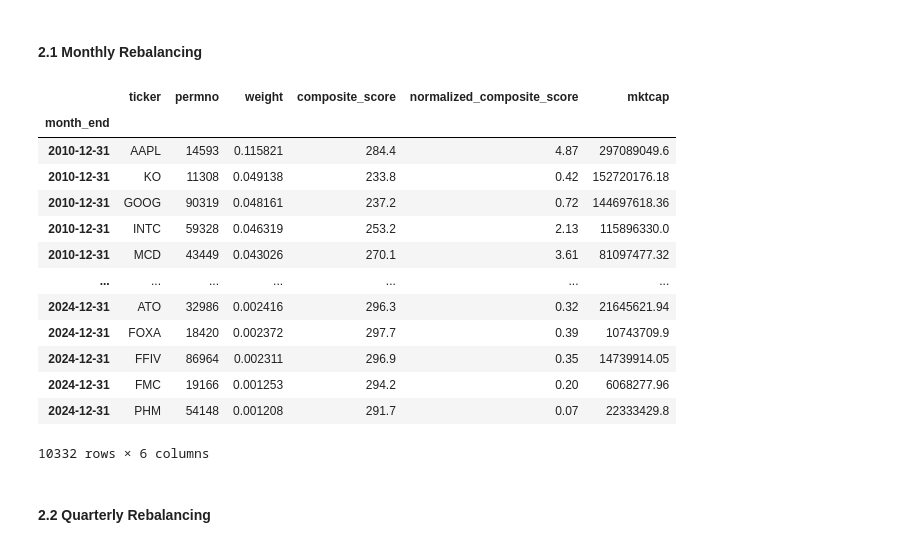
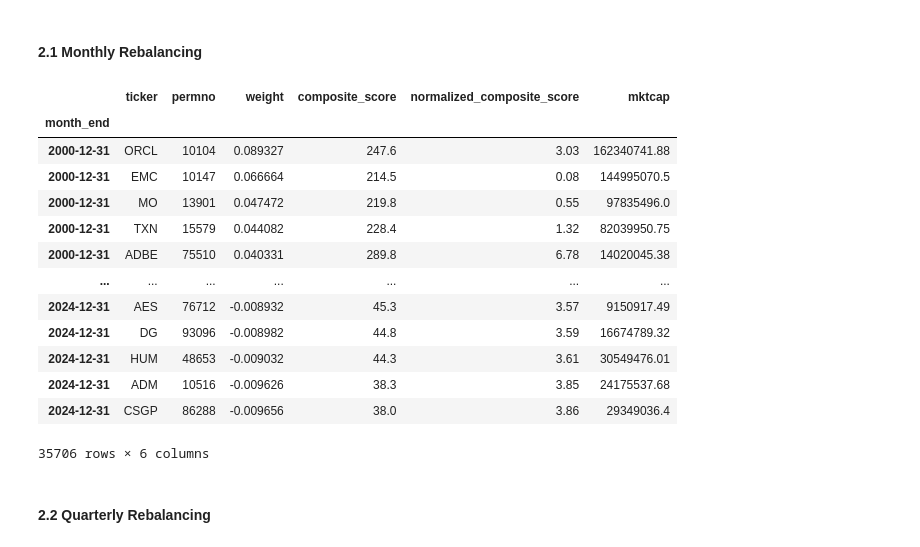
Before and after one commit to MatthewSmithseree/long-short-quantamental-equities, a Jupyter notebook: strategy.ipynb, the cells around one changed output. Saved outputs shown, nothing was run; the diff lists cells and outputs as text; code cells hidden in the pictures.

```diff
--- a/strategy.ipynb
+++ b/strategy.ipynb
@@ -230,13 +249,17 @@ display(panel)
 ### 2. Trading Algorithm ###
 # %%
 # Factor weights (must sum to 1)
-W_VALUE = 0.3
+W_VALUE = 0.4
 W_MOMENTUM = 0.3
-W_QUALITY  = 0.4
+W_QUALITY  = 0.3
+
+# Top % of ranked stocks
+LONG_PCT  = 0.15
+SHORT_PCT = 0.15
 
 # Portfolio sizing
-LONG_PCT  = 0.15
-SHORT_PCT = 0.1
+LONG_PORTFOLIO = 1 # 100% for long book
+SHORT_PORTFOLIO = 0.25 # 25% for short book
 
 def rank_value(df):
     v = df['peg_trailing']
@@ -282,78 +305,76 @@ scores.to_csv('score-rankings.csv', index=False)
 # %% [markdown]
 #### 2.1 Monthly Rebalancing ####
 # %%
-def build_positions(panel, long_pct=LONG_PCT, short_pct =SHORT_PCT): #Long Only
+def build_positions(panel, long_pct=LONG_PCT, short_pct=SHORT_PCT): #Long Only
     positions = []
     for month_end, g in panel.reset_index().groupby('month_end'):
         g = g.dropna(subset=['composite_score', 'mktcap', 'prc', 'dollar_volume']).copy()
         n = len(g)
 
-        k_long = long_pct * n
-        k_short = short_pct * n
+        k_long = int(long_pct * n)
+        k_short = int(short_pct * n)
 
         g = g.sort_values('composite_score', ascending=False) # Top 20% by composite
         longs = g.head(k_long).copy()
         shorts = g.tail(k_short).copy()
 
         # 50/50 blend of score and market-cap weights
-        if len(longs) and len(shorts):
+        if len(longs):
             # Score weights
             s = longs['composite_score']
             w_score = s - s.min()
             w_score = w_score / w_score.sum()
             longs['normalized_composite_score'] = (w_score * 100).round(2)
 
             # Market-cap weights, 50/50 blend
             w_mcap = longs['mktcap'].abs() / longs['mktcap'].abs().sum()
-            longs['weight'] = (0.5 * w_mcap + 0.5 * w_score) / (0.5 * w_mcap + 0.5 * w_score).sum()
+            longs['weight'] = LONG_PORTFOLIO * ( (0.5 * w_mcap + 0.5 * w_score) / (0.5 * w_mcap + 0.5 * w_score).sum() )
             longs = longs.sort_values('weight', ascending=False)
             longs['mktcap'] = longs['mktcap'].round(2)
 
         if len(shorts):
             s = shorts['composite_score']
-            w_score = abs(s.min() - s)
+            w_score = s.max() - s  #abs(s.min() - s) -- wrong
             w_score = w_score / w_score.sum()
             shorts['normalized_composite_score'] = (w_score * 100).round(2)
 
-            # Market-cap weights, 50/50 blend
-            w_mcap = shorts['mktcap'].abs() / shorts['mktcap'].abs().sum()
-            shorts['weight'] = (0.5 * w_mcap + 0.5 * w_score) / (0.5 * w_mcap + 0.5 * w_score).sum()
-            shorts = longs.sort_values('weight', ascending=False)
+            # Remove market-cap weights -- we want to short small bad companies
+            shorts['weight'] = -(w_score) * SHORT_PORTFOLIO
+            shorts = shorts.sort_values('weight', ascending=False)
             shorts['mktcap'] = shorts['mktcap'].round(2)
 
         parts = []
+        parts.append(longs[['month_end', 'ticker', 'permno', 'weight', 'composite_score',
+                            'normalized_composite_score', 'mktcap']])
+        parts.append(shorts[['month_end', 'ticker', 'permno', 'weight', 'composite_score',
+                            'normalized_composite_score', 'mktcap']])
 
-        if month_end:
-            parts.append(longs[['month_end', 'ticker', 'permno', 'weight', 'composite_score',
-                                'normalized_composite_score', 'mktcap']])
-            parts.append(shorts[['month_end', 'ticker', 'permno', 'weight', 'composite_score',
-                                'normalized_composite_score', 'mktcap']])
         if parts:
             positions.append(pd.concat(parts, ignore_index=True))
 
     pos = pd.concat(positions).set_index(['month_end']).sort_index()
     return pos
 
 # Build positions
-positions = build_positions(panel, long_pct=LONG_PCT)
+positions = build_positions(panel)
 display(positions)
 
 positions.to_csv("weights.csv")
 # %% [output]
 |  | ticker | permno | weight | composite_score | normalized_composite_score | mktcap |
 | month_end |  |  |  |  |  |  |
-| 2010-12-31 | AAPL | 14593 | 0.115821 | 284.4 | 4.87 | 297089049.6 |
-| 2010-12-31 | KO | 11308 | 0.049138 | 233.8 | 0.42 | 152720176.18 |
-| 2010-12-31 | GOOG | 90319 | 0.048161 | 237.2 | 0.72 | 144697618.36 |
-| 2010-12-31 | INTC | 59328 | 0.046319 | 253.2 | 2.13 | 115896330.0 |
-| 2010-12-31 | MCD | 43449 | 0.043026 | 270.1 | 3.61 | 81097477.32 |
+| 2000-12-31 | ORCL | 10104 | 0.089327 | 247.6 | 3.03 | 162340741.88 |
+| 2000-12-31 | EMC | 10147 | 0.066664 | 214.5 | 0.08 | 144995070.5 |
+| 2000-12-31 | MO | 13901 | 0.047472 | 219.8 | 0.55 | 97835496.0 |
+| 2000-12-31 | TXN | 15579 | 0.044082 | 228.4 | 1.32 | 82039950.75 |
+| 2000-12-31 | ADBE | 75510 | 0.040331 | 289.8 | 6.78 | 14020045.38 |
 | ... | ... | ... | ... | ... | ... | ... |
-| 2024-12-31 | ATO | 32986 | 0.002416 | 296.3 | 0.32 | 21645621.94 |
-| 2024-12-31 | FOXA | 18420 | 0.002372 | 297.7 | 0.39 | 10743709.9 |
-| 2024-12-31 | FFIV | 86964 | 0.002311 | 296.9 | 0.35 | 14739914.05 |
-| 2024-12-31 | FMC | 19166 | 0.001253 | 294.2 | 0.20 | 6068277.96 |
-| 2024-12-31 | PHM | 54148 | 0.001208 | 291.7 | 0.07 | 22333429.8 |
+| 2024-12-31 | AES | 76712 | -0.008932 | 45.3 | 3.57 | 9150917.49 |
+| 2024-12-31 | DG | 93096 | -0.008982 | 44.8 | 3.59 | 16674789.32 |
+| 2024-12-31 | HUM | 48653 | -0.009032 | 44.3 | 3.61 | 30549476.01 |
+| 2024-12-31 | ADM | 10516 | -0.009626 | 38.3 | 3.85 | 24175537.68 |
+| 2024-12-31 | CSGP | 86288 | -0.009656 | 38.0 | 3.86 | 29349036.4 |
-10332 rows × 6 columns
+35706 rows × 6 columns
 # %% [markdown]
 #### 2.2 Quarterly Rebalancing ####
 # %%
```
Also changed, not shown: parts of 6 cells of this notebook, 3 other files.
